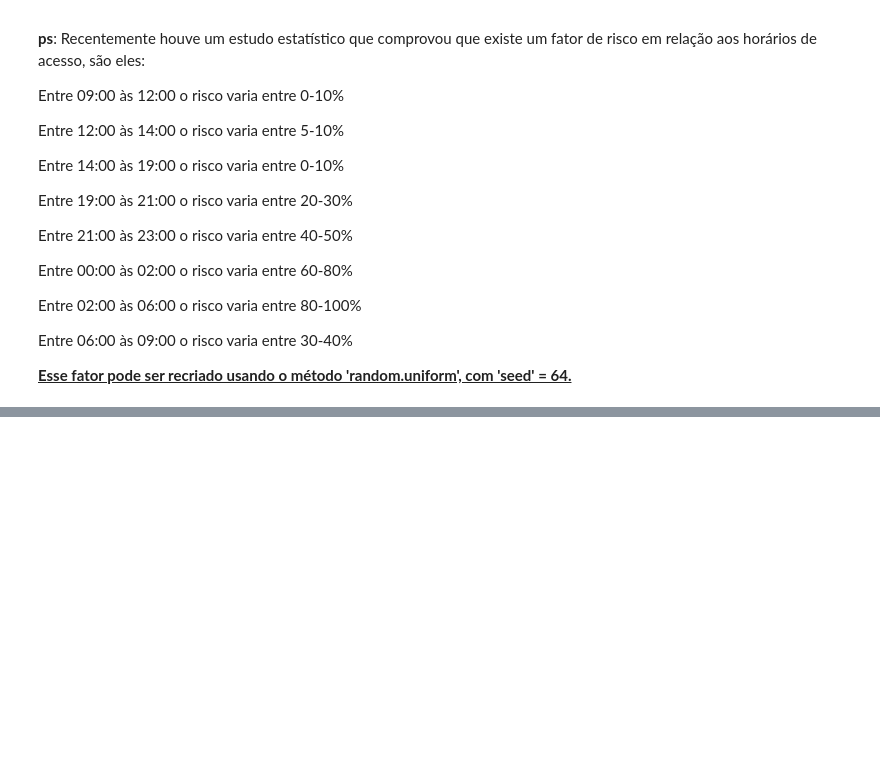
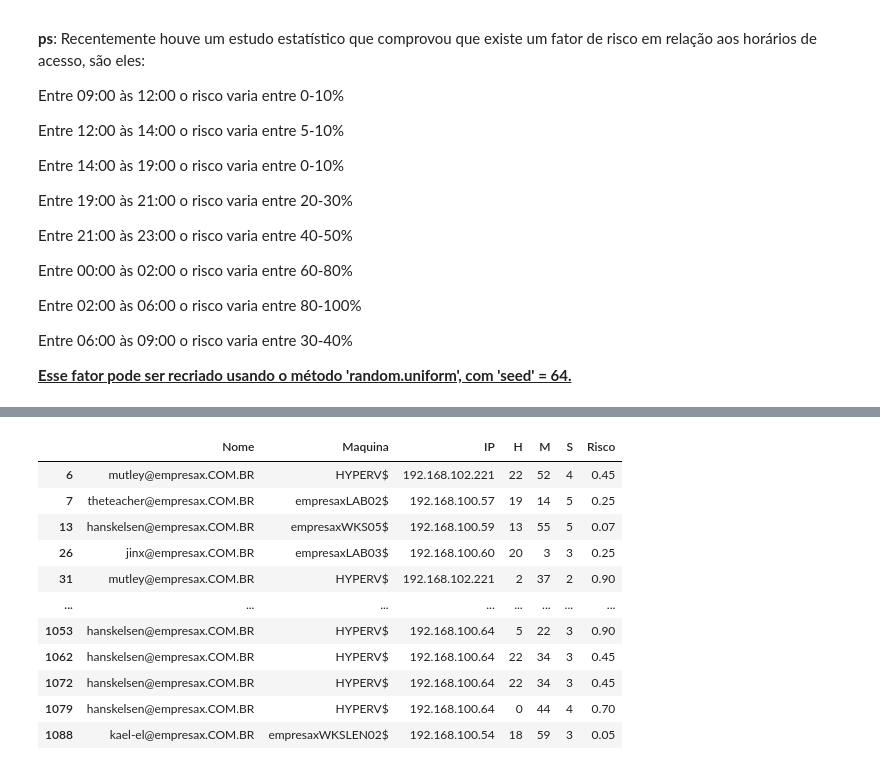
Before and after one commit to gabriel-xavier0/TrabalhoFinal, a Jupyter notebook: Trabalho Final - Machine Learning.ipynb, the cells around one changed output, grey strips where cells are left out. Saved outputs shown, nothing was run; the diff lists cells and outputs as text; code cells hidden in the pictures; blank space fills up the shorter version.

```diff
--- a/Trabalho Final - Machine Learning.ipynb
+++ b/Trabalho Final - Machine Learning.ipynb
@@ -926,3 +1174,79 @@ Entre 02:00 às 06:00 o risco varia entre 80-100%
 Entre 06:00 às 09:00 o risco varia entre 30-40%
 
 **<u>Esse fator pode ser recriado usando o método 'random.uniform', com 'seed' = 64.</u>**
+# %%
+import pandas as pd
+from sklearn.ensemble import IsolationForest
+import random
+from IPython.display import display, Markdown
+
+# 1. Carregar o Dataset
+try:
+    df_logs = pd.read_excel('logs_firewall.xlsx')
+except FileNotFoundError:
+    print("Erro: O arquivo 'logs_firewall.xlsx' não foi encontrado. Verifique se o arquivo está no diretório correto.")
+    exit()
+except Exception as e:
+    print(f"Erro ao carregar o dataset: {e}")
+    exit()
+
+# 2. Pré-processamento dos Dados
+# Renomear as colunas para facilitar o manuseio
+df_logs.columns = ['H', 'M', 'S', 'Nome', 'Maquina', 'IP']
+
+# Converter as colunas de tempo para numérico
+df_logs['H'] = pd.to_numeric(df_logs['H'], errors='coerce').fillna(0).astype(int)
+df_logs['M'] = pd.to_numeric(df_logs['M'], errors='coerce').fillna(0).astype(int)
+df_logs['S'] = pd.to_numeric(df_logs['S'], errors='coerce').fillna(0).astype(int)
+
+# Função para calcular o fator de risco com base no horário
+def calcular_fator_de_risco(hora):
+    random.seed(64)  # Definir a semente para reproducibilidade
+    if 9 <= hora < 12:
+        return random.uniform(0, 0.10)
+    elif 12 <= hora < 14:
+        return random.uniform(0.05, 0.10)
+    elif 14 <= hora < 19:
+        return random.uniform(0, 0.10)
+    elif 19 <= hora < 21:
+        return random.uniform(0.20, 0.30)
+    elif 21 <= hora < 23:
+        return random.uniform(0.40, 0.50)
+    elif 0 <= hora < 2:
+        return random.uniform(0.60, 0.80)
+    elif 2 <= hora < 6:
+        return random.uniform(0.80, 1.00)
+    elif 6 <= hora < 9:
+        return random.uniform(0.30, 0.40)
+    else:
+        return 0  # Risco zero para horários não especificados
+
+# Aplicar a função para criar a coluna 'Risco'
+df_logs['Risco'] = df_logs['H'].apply(calcular_fator_de_risco)
+
+# 3. Modelagem com Isolation Forest
+# Inicializar e treinar o modelo
+model = IsolationForest(n_estimators=100, random_state=42, contamination='auto')
+model.fit(df_logs[['H', 'M', 'S', 'Risco']])
+
+# Detectar outliers
+df_logs['Outlier'] = model.predict(df_logs[['H', 'M', 'S', 'Risco']])
+
+# 4. Análise dos Resultados
+# Filtrar os outliers (possíveis invasores)
+outliers = df_logs[df_logs['Outlier'] == -1]
+
+# Criar um DataFrame com as informações dos outliers
+outliers_table = outliers[['Nome', 'Maquina', 'IP', 'H', 'M', 'S', 'Risco']].copy()
+
+# Formatar a coluna 'Risco' para exibir com duas casas decimais
+outliers_table['Risco'] = outliers_table['Risco'].map('{:.2f}'.format)
+
+# Exibir os outliers em formato de tabela
+display(Markdown("## Possíveis responsáveis pelo ataque (outliers):"))
+display(outliers_table)
+
+# Identificar o nome mais frequente entre os outliers
+culpado = outliers['Nome'].value_counts().idxmax()
+display(Markdown(f"\n## O responsável mais provável pelo ataque é: {culpado}"))
+# %% [output]
@@ -928,0 +1254,12 @@ Entre 06:00 às 09:00 o risco varia entre 30-40%
+|  | Nome | Maquina | IP | H | M | S | Risco |
+| 6 | mutley@empresax.COM.BR | HYPERV$ | 192.168.102.221 | 22 | 52 | 4 | 0.45 |
+| 7 | theteacher@empresax.COM.BR | empresaxLAB02$ | 192.168.100.57 | 19 | 14 | 5 | 0.25 |
+| 13 | hanskelsen@empresax.COM.BR | empresaxWKS05$ | 192.168.100.59 | 13 | 55 | 5 | 0.07 |
+| 26 | jinx@empresax.COM.BR | empresaxLAB03$ | 192.168.100.60 | 20 | 3 | 3 | 0.25 |
+| 31 | mutley@empresax.COM.BR | HYPERV$ | 192.168.102.221 | 2 | 37 | 2 | 0.90 |
+| ... | ... | ... | ... | ... | ... | ... | ... |
+| 1053 | hanskelsen@empresax.COM.BR | HYPERV$ | 192.168.100.64 | 5 | 22 | 3 | 0.90 |
+| 1062 | hanskelsen@empresax.COM.BR | HYPERV$ | 192.168.100.64 | 22 | 34 | 3 | 0.45 |
+| 1072 | hanskelsen@empresax.COM.BR | HYPERV$ | 192.168.100.64 | 22 | 34 | 3 | 0.45 |
+| 1079 | hanskelsen@empresax.COM.BR | HYPERV$ | 192.168.100.64 | 0 | 44 | 4 | 0.70 |
+| 1088 | kael-el@empresax.COM.BR | empresaxWKSLEN02$ | 192.168.100.54 | 18 | 59 | 3 | 0.05 |
```
Also changed, not shown: parts of 6 cells of this notebook.
